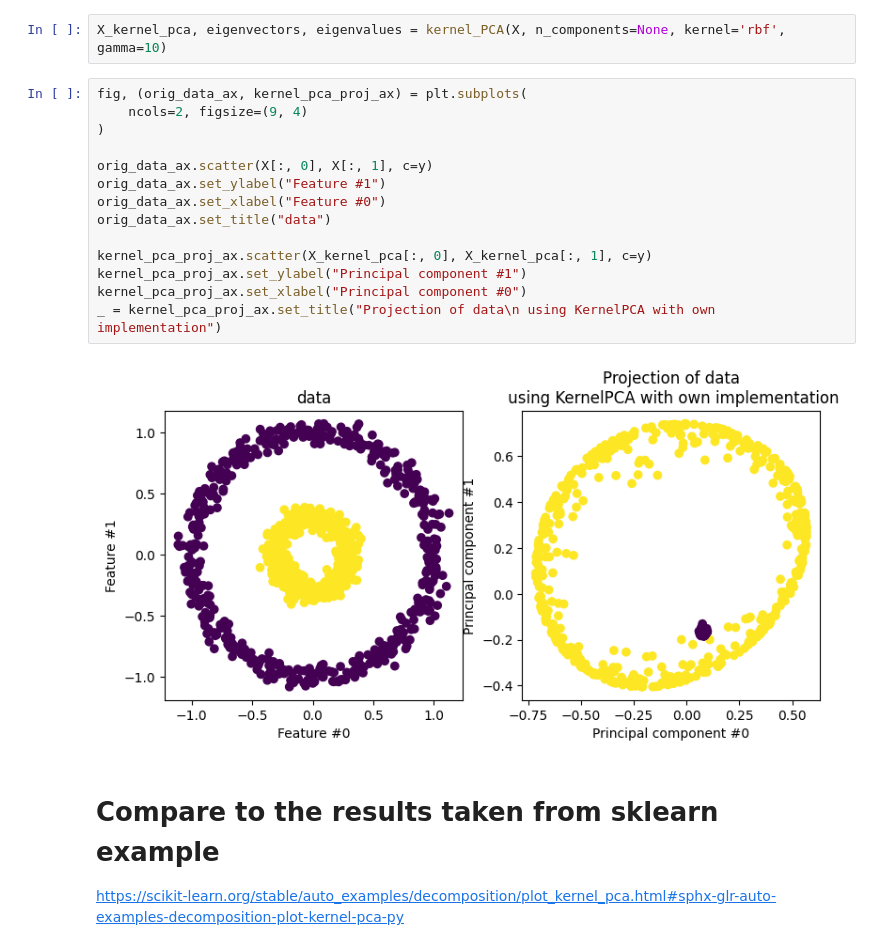
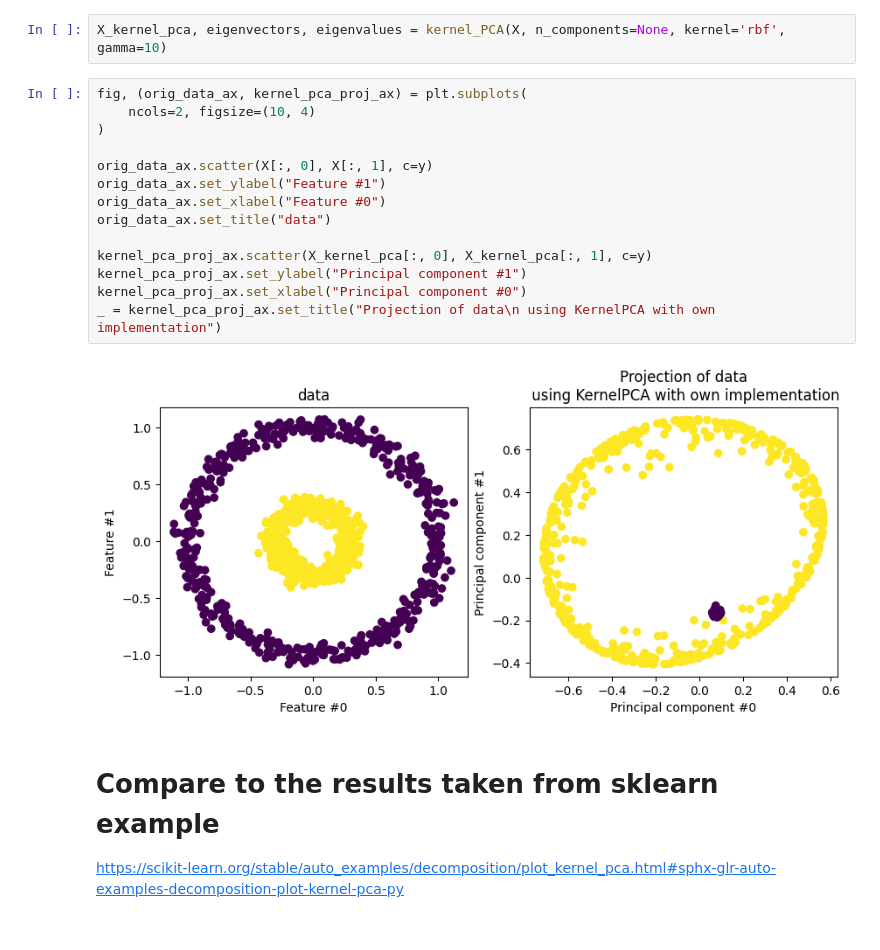
Before and after one commit to abf149/180651final, a Jupyter notebook: kernel_pca.ipynb, the cells around one changed output. Saved outputs shown, nothing was run; the diff lists cells and outputs as text.

```diff
--- a/kernel_pca.ipynb
+++ b/kernel_pca.ipynb
@@ -74,20 +74,20 @@ Text(0.5, 1.0, 'data')
 X_kernel_pca, eigenvectors, eigenvalues = kernel_PCA(X, n_components=None, kernel='rbf', gamma=10)
 # %%
 fig, (orig_data_ax, kernel_pca_proj_ax) = plt.subplots(
-    ncols=2, figsize=(9, 4)
+    ncols=2, figsize=(10, 4)
 )
 
 orig_data_ax.scatter(X[:, 0], X[:, 1], c=y)
 orig_data_ax.set_ylabel("Feature #1")
 orig_data_ax.set_xlabel("Feature #0")
 orig_data_ax.set_title("data")
 
 kernel_pca_proj_ax.scatter(X_kernel_pca[:, 0], X_kernel_pca[:, 1], c=y)
 kernel_pca_proj_ax.set_ylabel("Principal component #1")
 kernel_pca_proj_ax.set_xlabel("Principal component #0")
 _ = kernel_pca_proj_ax.set_title("Projection of data\n using KernelPCA with own implementation")
 # %% [output]
-[figure, old version]
+[figure, new version]
 # %% [markdown]
 # Compare to the results taken from sklearn example
 https://scikit-learn.org/stable/auto_examples/decomposition/plot_kernel_pca.html#sphx-glr-auto-examples-decomposition-plot-kernel-pca-py
```
Also changed, not shown: parts of 1 cell of this notebook.
